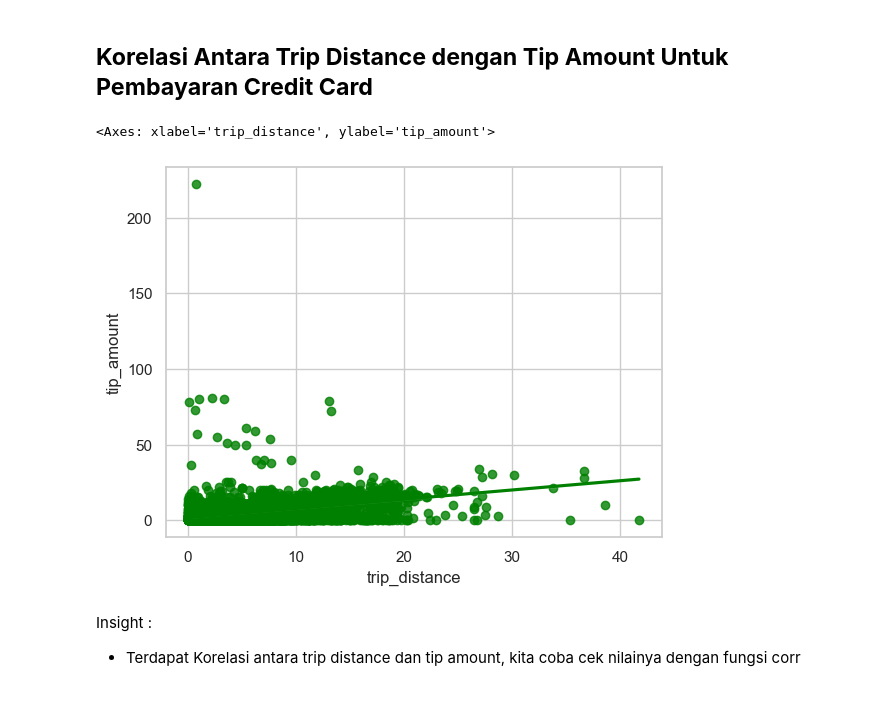
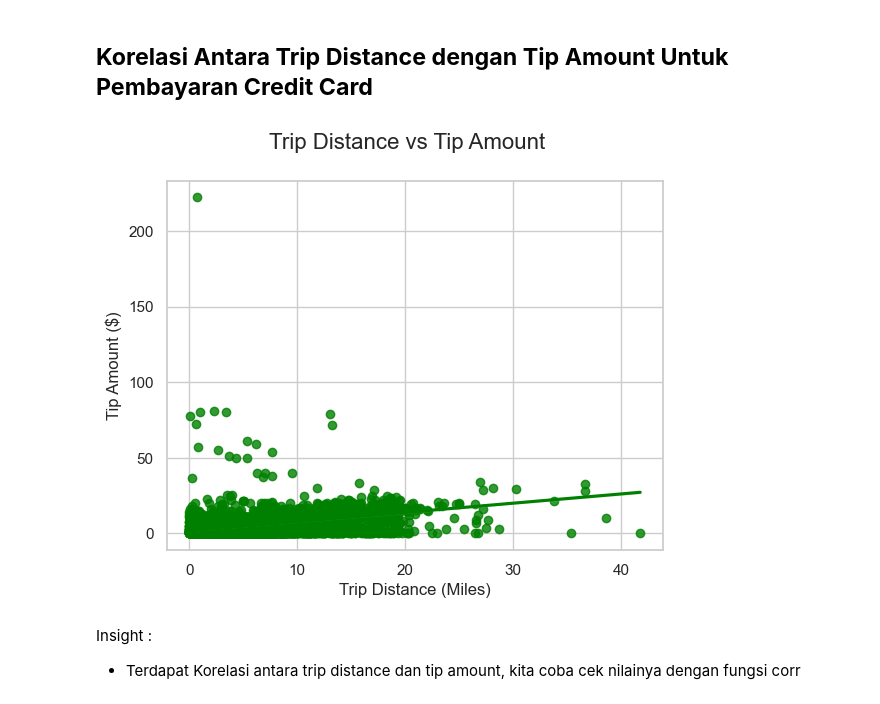
Before and after one commit to ariqr11/capstone2_purwadhika, a Jupyter notebook: DataAnalysis.ipynb, the cells around one changed output. Cells and saved outputs as stored; diff of their text form; code cells hidden in the pictures.

```diff
--- a/DataAnalysis.ipynb
+++ b/DataAnalysis.ipynb
@@ -152,9 +181,13 @@ Insight :
 ## **Korelasi Antara Trip Distance dengan Tip Amount Untuk Pembayaran Credit Card**
 # %%
 sns.regplot(data=df[df['payment_type'] == 1],x='trip_distance',y='tip_amount',color='Green')
+plt.xlabel('Trip Distance (Miles)')
+plt.ylabel('Tip Amount ($)')
+plt.suptitle('Trip Distance vs Tip Amount', fontsize=16)
+
+plt.show()
 # %% [output]
-<Axes: xlabel='trip_distance', ylabel='tip_amount'>
-[figure, old version]
+[figure, new version]
 # %% [markdown]
 Insight :
 
```
Also changed, not shown: parts of 17 cells of this notebook, 2 other files.
